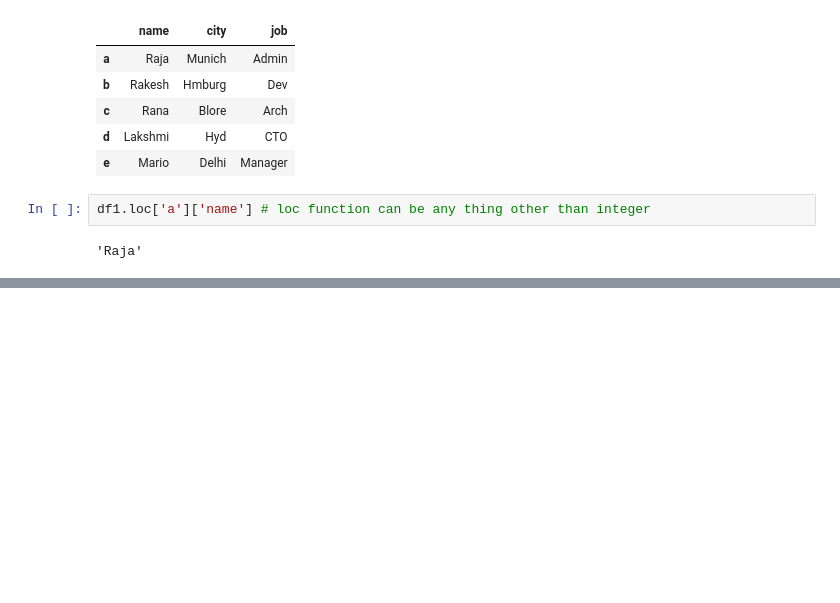
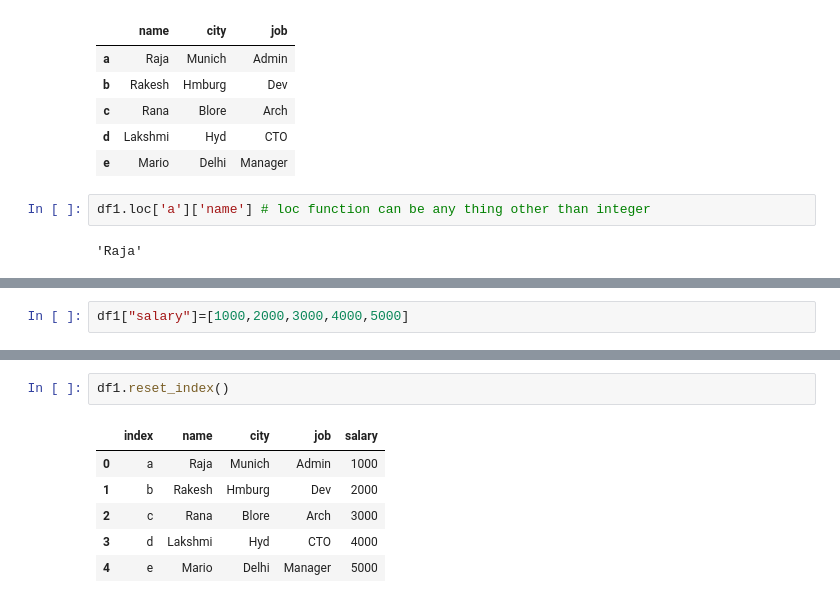
Before and after one commit to biswajitmaharana2016/C-, a Jupyter notebook: Pandas22ndJune.ipynb, the cells around one changed output, grey strips where cells are left out. Drawn from its saved outputs; the diff is of its cells as text; blank space fills up the shorter version.

```diff
--- a/Pandas22ndJune.ipynb
+++ b/Pandas22ndJune.ipynb
@@ -195,0 +201,2 @@ df1.loc['a']['name'] # loc function can be any thing other than integer
+# %%
+df1["salary"]=[1000,2000,3000,4000,5000]
@@ -195,0 +253,9 @@ df1.loc['a']['name'] # loc function can be any thing other than integer
+# %%
+df1.reset_index()
+# %% [output]
+|  | index | name | city | job | salary |
+| 0 | a | Raja | Munich | Admin | 1000 |
+| 1 | b | Rakesh | Hmburg | Dev | 2000 |
+| 2 | c | Rana | Blore | Arch | 3000 |
+| 3 | d | Lakshmi | Hyd | CTO | 4000 |
+| 4 | e | Mario | Delhi | Manager | 5000 |
```
Also changed, not shown: parts of 22 cells of this notebook.
